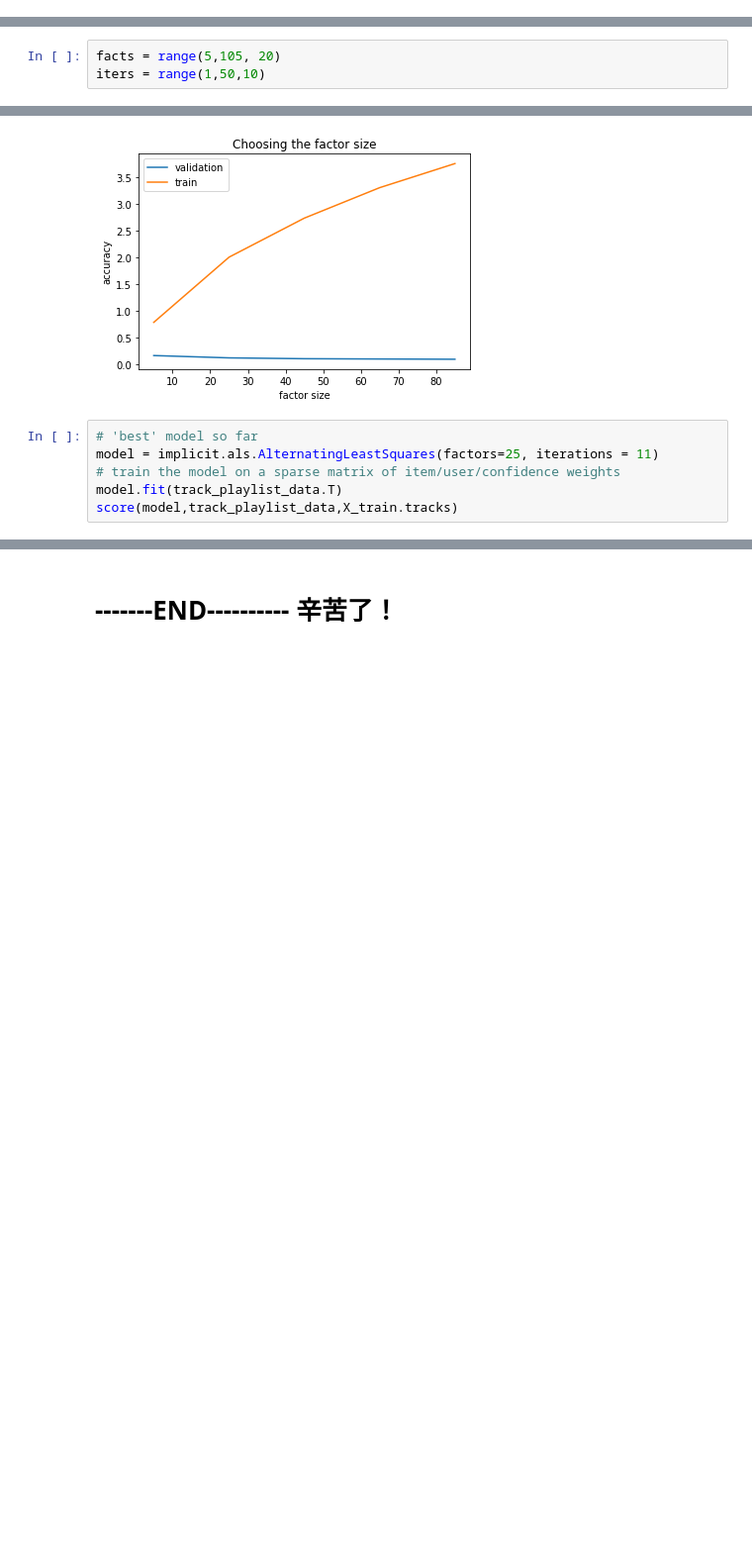
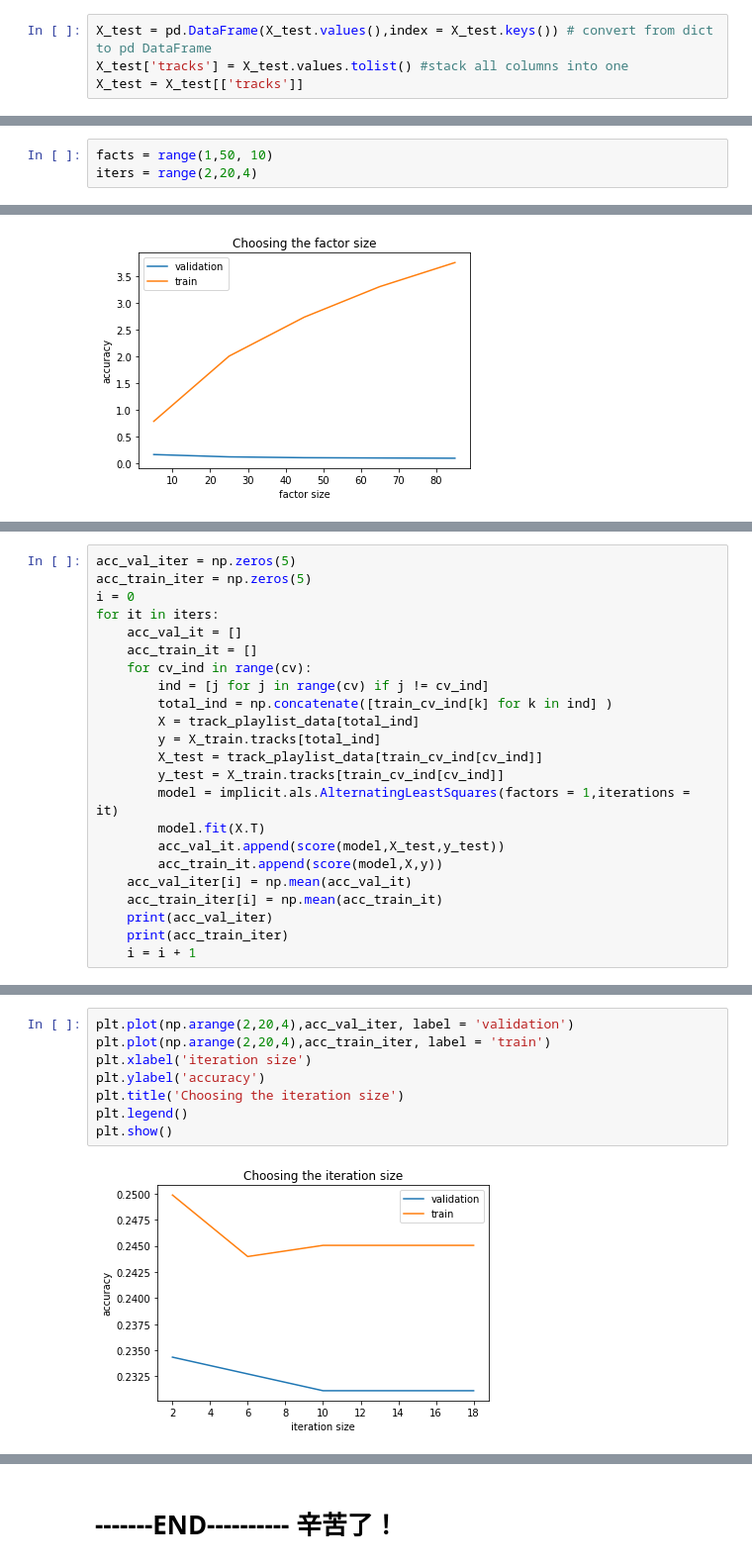
Before and after one commit to FiveSixSenvenEight/spotify_recommender, a Jupyter notebook: 3-analysis/02-implicit_ALS.ipynb, the cells around one changed output, grey strips where cells are left out. Shown at 99% size. Saved outputs shown, nothing was run; the diff lists cells and outputs as text; blank space fills up the shorter version.

Commit message:
update implicit

```diff
--- a/3-analysis/02-implicit_ALS.ipynb
+++ b/3-analysis/02-implicit_ALS.ipynb
@@ -21,3 +19,7 @@ X_train = X_train
+# %%
+X_test = pd.DataFrame(X_test.values(),index = X_test.keys()) # convert from dict to pd DataFrame
+X_test['tracks'] = X_test.values.tolist() #stack all columns into one
+X_test = X_test[['tracks']]
 # %%
 # create one hot encoding for all the tracks
 X_train_onehot = pd.get_dummies(pd.DataFrame(X_train['tracks'].values.tolist()), prefix='', prefix_sep='').groupby(axis=1, level=0).max()
@@ -61,7 +70,7 @@ def score(estimator,X,y):
         acc_ind.append(intersect_rate(playlist_true,playlist_pred))
     return np.mean(acc_ind)
 # %%
-facts = range(5,105, 20)
-iters = range(1,50,10)
+facts = range(1,50, 10)
+iters = range(2,20,4)
 # %%
 print(len(facts))
@@ -190,9 +148,3 @@ plt.legend()
 plt.show()
 # %% [output]
 [figure]
-# %%
-# 'best' model so far
-model = implicit.als.AlternatingLeastSquares(factors=25, iterations = 11)
-# train the model on a sparse matrix of item/user/confidence weights
-model.fit(track_playlist_data.T)
-score(model,track_playlist_data,X_train.tracks)
@@ -201,0 +151,23 @@ score(model,track_playlist_data,X_train.tracks)
+# %%
+acc_val_iter = np.zeros(5)
+acc_train_iter = np.zeros(5)
+i = 0
+for it in iters:
+    acc_val_it = []
+    acc_train_it = []
+    for cv_ind in range(cv):
+        ind = [j for j in range(cv) if j != cv_ind]
+        total_ind = np.concatenate([train_cv_ind[k] for k in ind] )
+        X = track_playlist_data[total_ind]
+        y = X_train.tracks[total_ind]
+        X_test = track_playlist_data[train_cv_ind[cv_ind]]
+        y_test = X_train.tracks[train_cv_ind[cv_ind]]
+        model = implicit.als.AlternatingLeastSquares(factors = 1,iterations = it)
+        model.fit(X.T)
+        acc_val_it.append(score(model,X_test,y_test))
+        acc_train_it.append(score(model,X,y))
+    acc_val_iter[i] = np.mean(acc_val_it)
+    acc_train_iter[i] = np.mean(acc_train_it)
+    print(acc_val_iter)
+    print(acc_train_iter)
+    i = i + 1
@@ -201,0 +192,10 @@ score(model,track_playlist_data,X_train.tracks)
+# %%
+plt.plot(np.arange(2,20,4),acc_val_iter, label = 'validation')
+plt.plot(np.arange(2,20,4),acc_train_iter, label = 'train')
+plt.xlabel('iteration size')
+plt.ylabel('accuracy')
+plt.title('Choosing the iteration size')
+plt.legend()
+plt.show()
+# %% [output]
+[figure, added]
```
Also changed, not shown: parts of 35 cells of this notebook, 1 other file.
